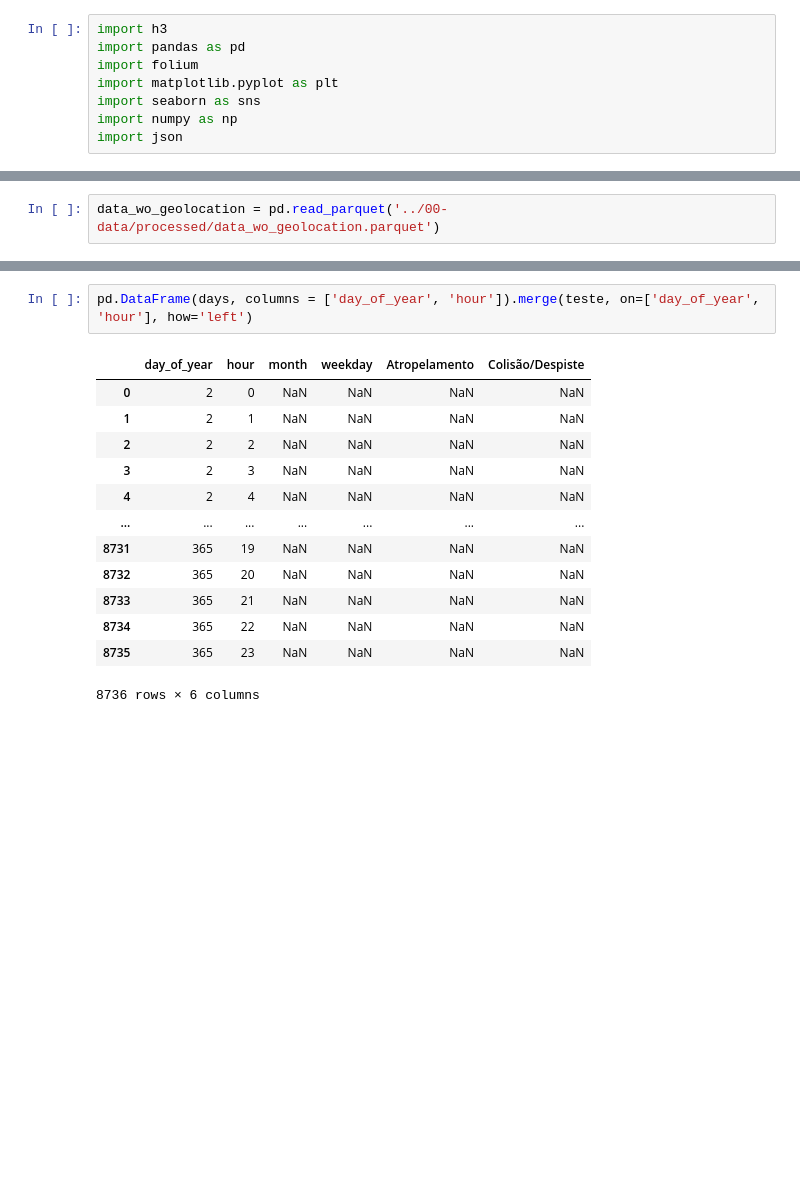
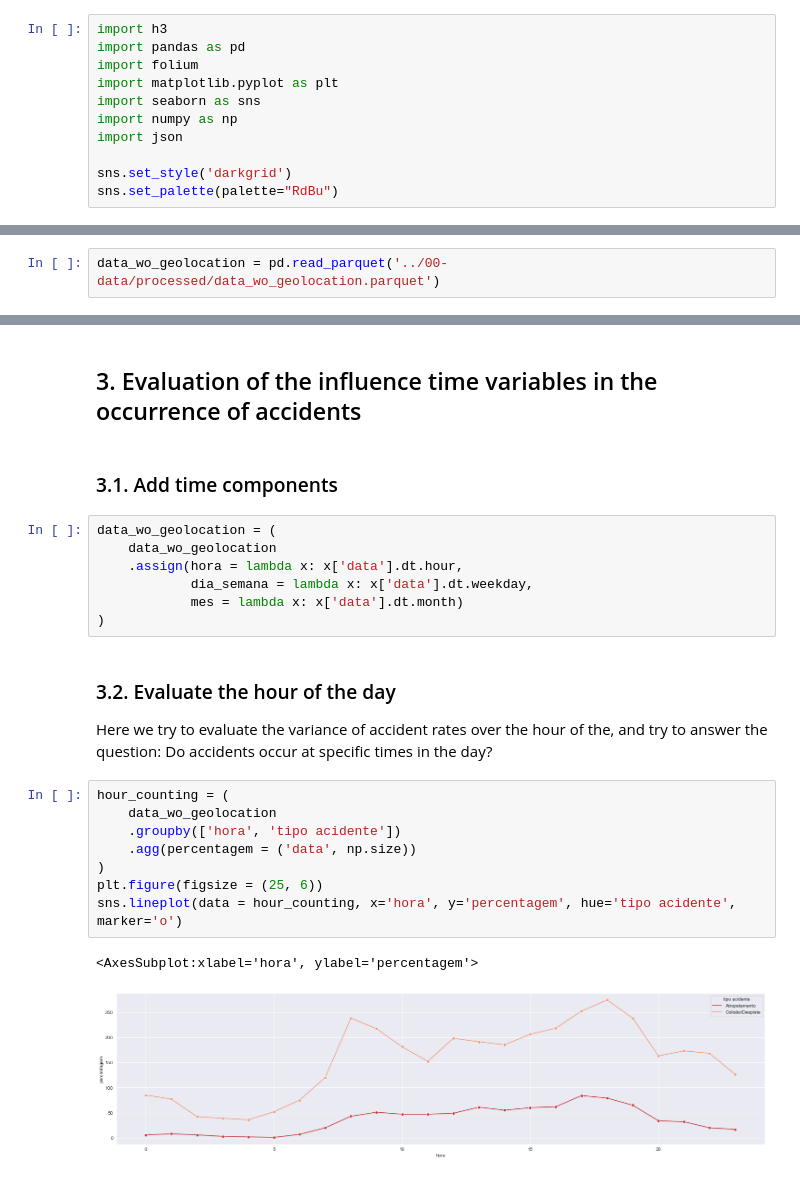
Before and after one commit to FabioParaiso/eds_pfds_project, a Jupyter notebook: 01-notebooks/0.1-accident-general-evaluation.ipynb, the cells around one changed output, grey strips where cells are left out. Drawn from its saved outputs; the diff is of its cells as text; blank space fills up the shorter version.

```diff
--- a/01-notebooks/0.1-accident-general-evaluation.ipynb
+++ b/01-notebooks/0.1-accident-general-evaluation.ipynb
@@ -8,5 +12,8 @@ import matplotlib.pyplot as plt
 import seaborn as sns
 import numpy as np
 import json
+
+sns.set_style('darkgrid')
+sns.set_palette(palette="RdBu")
 # %% [markdown]
 ## 2. Load required data
@@ -264,16 +24,26 @@ for d in range(2, 366):
-# %%
-pd.DataFrame(days, columns = ['day_of_year', 'hour']).merge(teste, on=['day_of_year', 'hour'], how='left')
-# %% [output]
-|  | day_of_year | hour | month | weekday | Atropelamento | Colisão/Despiste |
-| 0 | 2 | 0 | NaN | NaN | NaN | NaN |
-| 1 | 2 | 1 | NaN | NaN | NaN | NaN |
-| 2 | 2 | 2 | NaN | NaN | NaN | NaN |
-| 3 | 2 | 3 | NaN | NaN | NaN | NaN |
-| 4 | 2 | 4 | NaN | NaN | NaN | NaN |
-| ... | ... | ... | ... | ... | ... | ... |
-| 8731 | 365 | 19 | NaN | NaN | NaN | NaN |
-| 8732 | 365 | 20 | NaN | NaN | NaN | NaN |
-| 8733 | 365 | 21 | NaN | NaN | NaN | NaN |
-| 8734 | 365 | 22 | NaN | NaN | NaN | NaN |
-| 8735 | 365 | 23 | NaN | NaN | NaN | NaN |
-8736 rows × 6 columns
+# %% [markdown]
+## 3. Evaluation of the influence time variables in the occurrence of accidents
+# %% [markdown]
+### 3.1. Add time components
+# %%
+data_wo_geolocation = (
+    data_wo_geolocation
+    .assign(hora = lambda x: x['data'].dt.hour,
+            dia_semana = lambda x: x['data'].dt.weekday,
+            mes = lambda x: x['data'].dt.month)
+)
+# %% [markdown]
+### 3.2. Evaluate the hour of the day
+
+Here we try to evaluate the variance of accident rates over the hour of the, and try to answer the question: Do accidents occur at specific times in the day?
+# %%
+hour_counting = (
+    data_wo_geolocation
+    .groupby(['hora', 'tipo acidente'])
+    .agg(percentagem = ('data', np.size))
+)
+plt.figure(figsize = (25, 6))
+sns.lineplot(data = hour_counting, x='hora', y='percentagem', hue='tipo acidente', marker='o')
+# %% [output]
+<AxesSubplot:xlabel='hora', ylabel='percentagem'>
+[figure, added]
```
Also changed, not shown: parts of 64 cells of this notebook, 9 other files.
